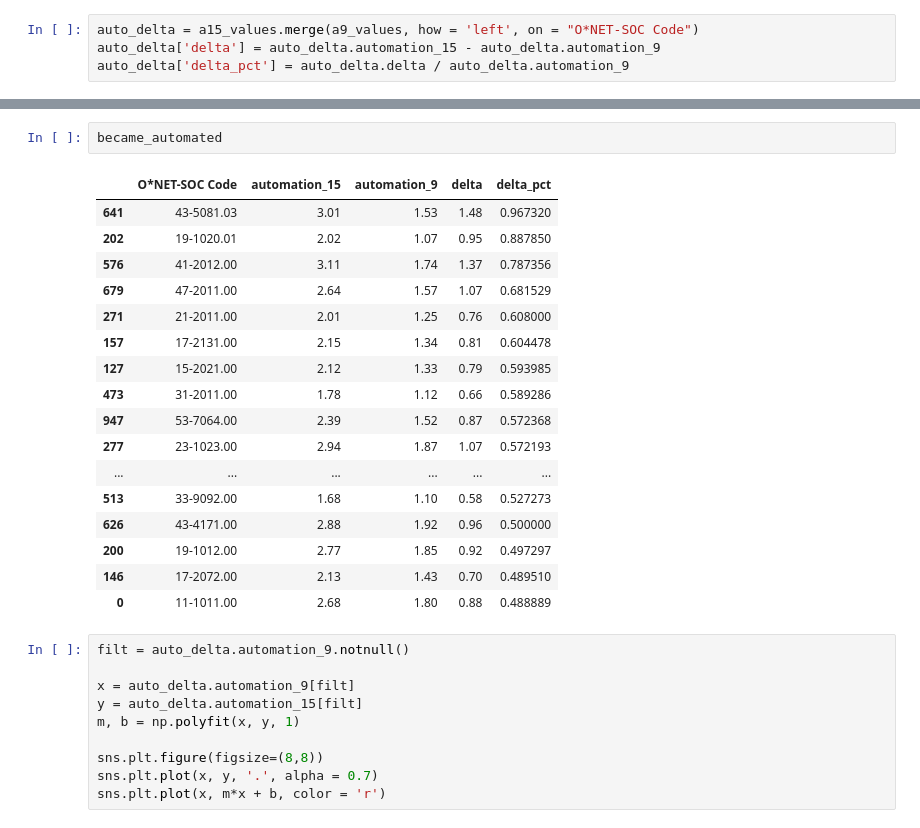
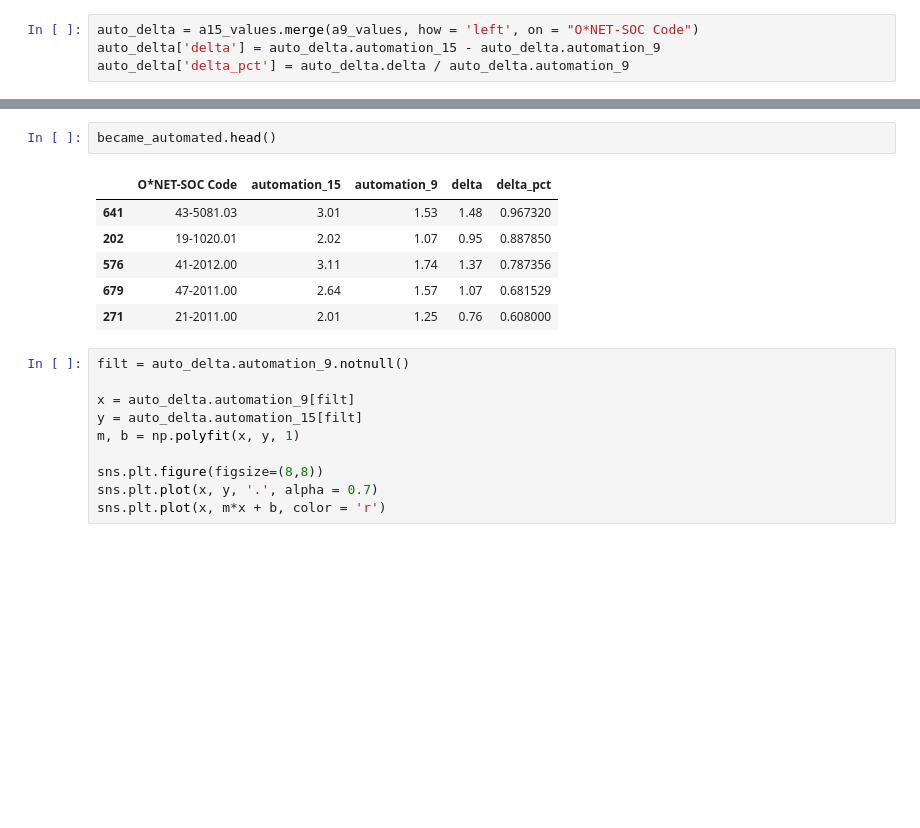
Before and after one commit to c0ns0le/future-employment, a Jupyter notebook: code/EDA.ipynb, the cells around one changed output, grey strips where cells are left out. Drawn from its saved outputs; the diff is of its cells as text; blank space fills up the shorter version.

```diff
--- a/code/EDA.ipynb
+++ b/code/EDA.ipynb
@@ -172,23 +166,12 @@ became_automated.merge(details, how = 'left', on = 'O*NET-SOC Code')
 # %%
-became_automated
+became_automated.head()
 # %% [output]
 |  | O*NET-SOC Code | automation_15 | automation_9 | delta | delta_pct |
 | 641 | 43-5081.03 | 3.01 | 1.53 | 1.48 | 0.967320 |
 | 202 | 19-1020.01 | 2.02 | 1.07 | 0.95 | 0.887850 |
 | 576 | 41-2012.00 | 3.11 | 1.74 | 1.37 | 0.787356 |
 | 679 | 47-2011.00 | 2.64 | 1.57 | 1.07 | 0.681529 |
 | 271 | 21-2011.00 | 2.01 | 1.25 | 0.76 | 0.608000 |
-| 157 | 17-2131.00 | 2.15 | 1.34 | 0.81 | 0.604478 |
-| 127 | 15-2021.00 | 2.12 | 1.33 | 0.79 | 0.593985 |
-| 473 | 31-2011.00 | 1.78 | 1.12 | 0.66 | 0.589286 |
-| 947 | 53-7064.00 | 2.39 | 1.52 | 0.87 | 0.572368 |
-| 277 | 23-1023.00 | 2.94 | 1.87 | 1.07 | 0.572193 |
-| ... | ... | ... | ... | ... | ... |
-| 513 | 33-9092.00 | 1.68 | 1.10 | 0.58 | 0.527273 |
-| 626 | 43-4171.00 | 2.88 | 1.92 | 0.96 | 0.500000 |
-| 200 | 19-1012.00 | 2.77 | 1.85 | 0.92 | 0.497297 |
-| 146 | 17-2072.00 | 2.13 | 1.43 | 0.70 | 0.489510 |
-| 0 | 11-1011.00 | 2.68 | 1.80 | 0.88 | 0.488889 |
 # %%
 filt = auto_delta.automation_9.notnull()
 
```
Also changed, not shown: parts of 54 cells of this notebook, 17 other files.
